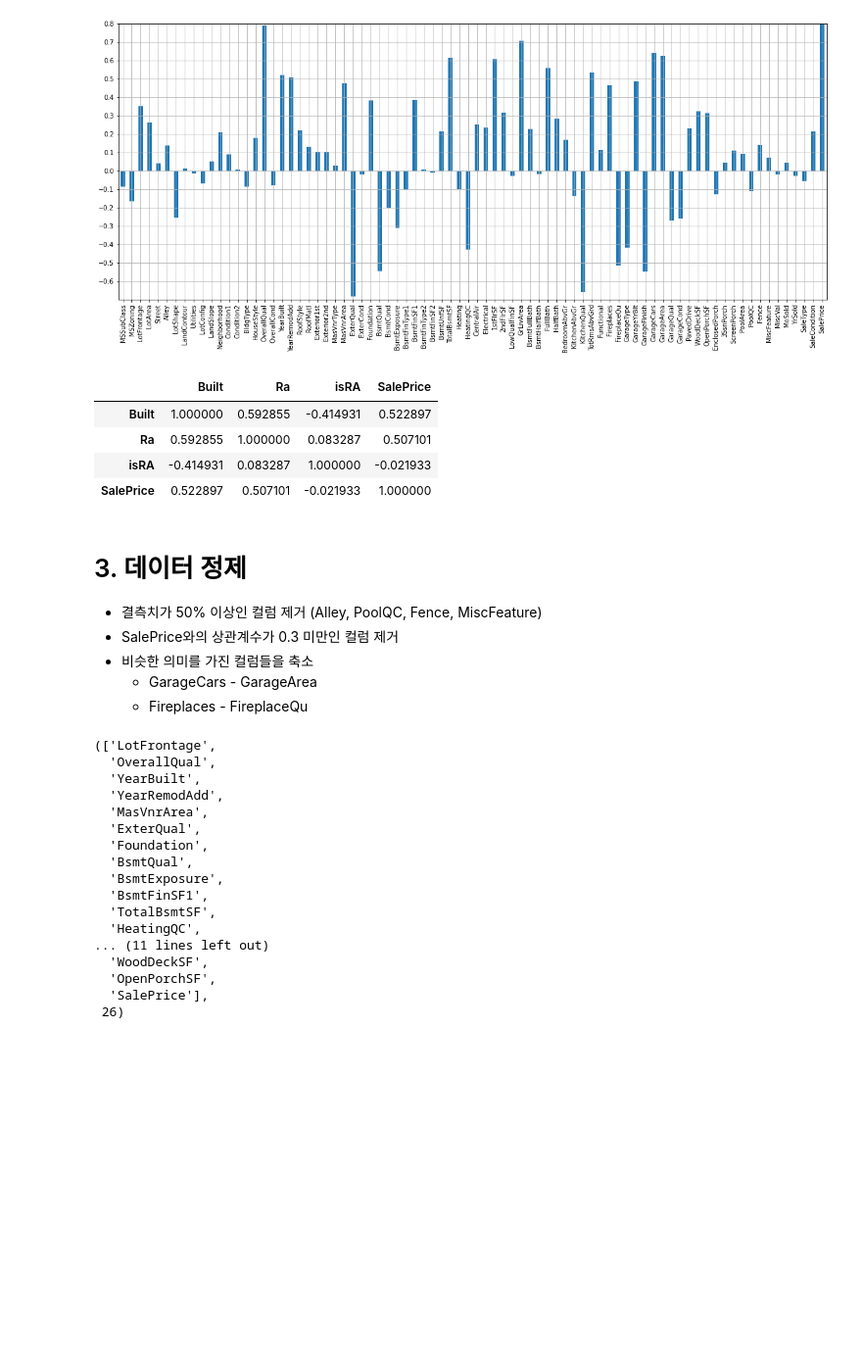
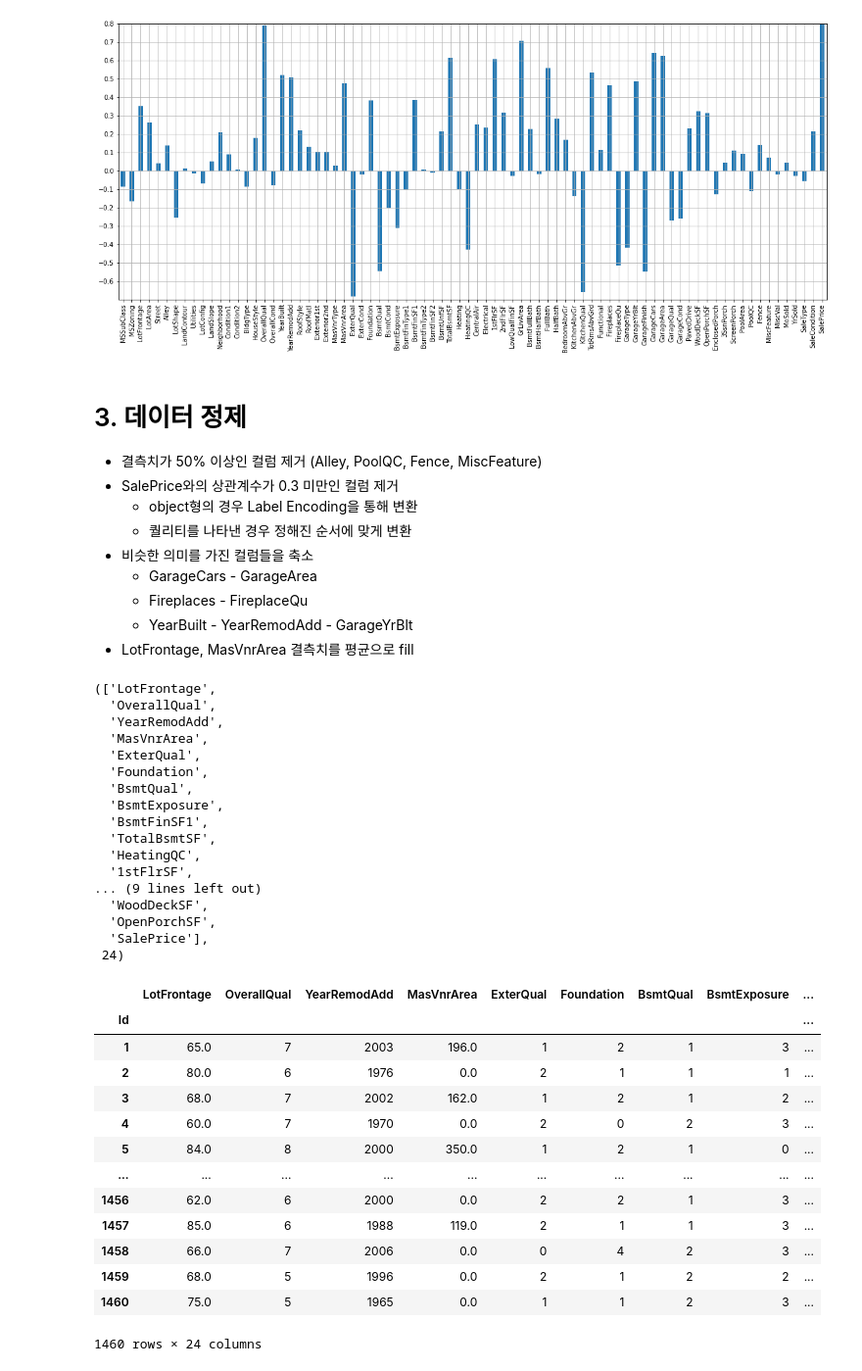
Before and after one commit to nsms556/Kaggle-House, a Jupyter notebook: house.ipynb, the cells around one changed output. Shown at 98% size. Saved outputs shown, nothing was run; the diff lists cells and outputs as text; code cells hidden in the pictures; blank space fills up the shorter version.

```diff
--- a/house.ipynb
+++ b/house.ipynb
@@ -145,30 +197,27 @@ plt.grid(True)
 plt.show()
 # %% [output]
 [figure]
-# %%
-built_remod.corr()
-# %% [output]
-|  | Built | Ra | isRA | SalePrice |
-| Built | 1.000000 | 0.592855 | -0.414931 | 0.522897 |
-| Ra | 0.592855 | 1.000000 | 0.083287 | 0.507101 |
-| isRA | -0.414931 | 0.083287 | 1.000000 | -0.021933 |
-| SalePrice | 0.522897 | 0.507101 | -0.021933 | 1.000000 |
 # %% [markdown]
 # 3. 데이터 정제
   - 결측치가 50% 이상인 컬럼 제거 (Alley, PoolQC, Fence, MiscFeature)
   - SalePrice와의 상관계수가 0.3 미만인 컬럼 제거
+    - object형의 경우 Label Encoding을 통해 변환
+    - 퀄리티를 나타낸 경우 정해진 순서에 맞게 변환
   - 비슷한 의미를 가진 컬럼들을 축소
     - GarageCars - GarageArea
     - Fireplaces - FireplaceQu
+    - YearBuilt - YearRemodAdd - GarageYrBlt
+  - LotFrontage, MasVnrArea 결측치를 평균으로 fill
 # %%
 filtered_cols = list(tmp_df.corr()['SalePrice'][tmp_df.corr()['SalePrice'].abs() >= 0.3].index)
 filtered_cols.remove('Fireplaces')
 filtered_cols.remove('GarageArea')
+filtered_cols.remove('YearBuilt')
+filtered_cols.remove('GarageYrBlt')
 filtered_cols, len(filtered_cols)
 # %% [output]
 (['LotFrontage',
   'OverallQual',
-  'YearBuilt',
   'YearRemodAdd',
   'MasVnrArea',
   'ExterQual',
@@ -178,8 +227,27 @@ filtered_cols, len(filtered_cols)
   'BsmtFinSF1',
   'TotalBsmtSF',
   'HeatingQC',
-... (11 lines left out)
+  '1stFlrSF',
+... (9 lines left out)
   'WoodDeckSF',
   'OpenPorchSF',
   'SalePrice'],
- 26)
+ 24)
+# %%
+train_df = tmp_df[filtered_cols]
+train_df
+# %% [output]
+|  | LotFrontage | OverallQual | YearRemodAdd | MasVnrArea | ExterQual | Foundation | BsmtQual | BsmtExposure | ... |
+| Id |  |  |  |  |  |  |  |  | ... |
+| 1 | 65.0 | 7 | 2003 | 196.0 | 1 | 2 | 1 | 3 | ... |
+| 2 | 80.0 | 6 | 1976 | 0.0 | 2 | 1 | 1 | 1 | ... |
+| 3 | 68.0 | 7 | 2002 | 162.0 | 1 | 2 | 1 | 2 | ... |
+| 4 | 60.0 | 7 | 1970 | 0.0 | 2 | 0 | 2 | 3 | ... |
+| 5 | 84.0 | 8 | 2000 | 350.0 | 1 | 2 | 1 | 0 | ... |
+| ... | ... | ... | ... | ... | ... | ... | ... | ... | ... |
+| 1456 | 62.0 | 6 | 2000 | 0.0 | 2 | 2 | 1 | 3 | ... |
+| 1457 | 85.0 | 6 | 1988 | 119.0 | 2 | 1 | 1 | 3 | ... |
+| 1458 | 66.0 | 7 | 2006 | 0.0 | 0 | 4 | 2 | 3 | ... |
+| 1459 | 68.0 | 5 | 1996 | 0.0 | 2 | 1 | 2 | 2 | ... |
+| 1460 | 75.0 | 5 | 1965 | 0.0 | 1 | 1 | 2 | 3 | ... |
+1460 rows × 24 columns
```
Also changed, not shown: parts of 21 cells of this notebook.
